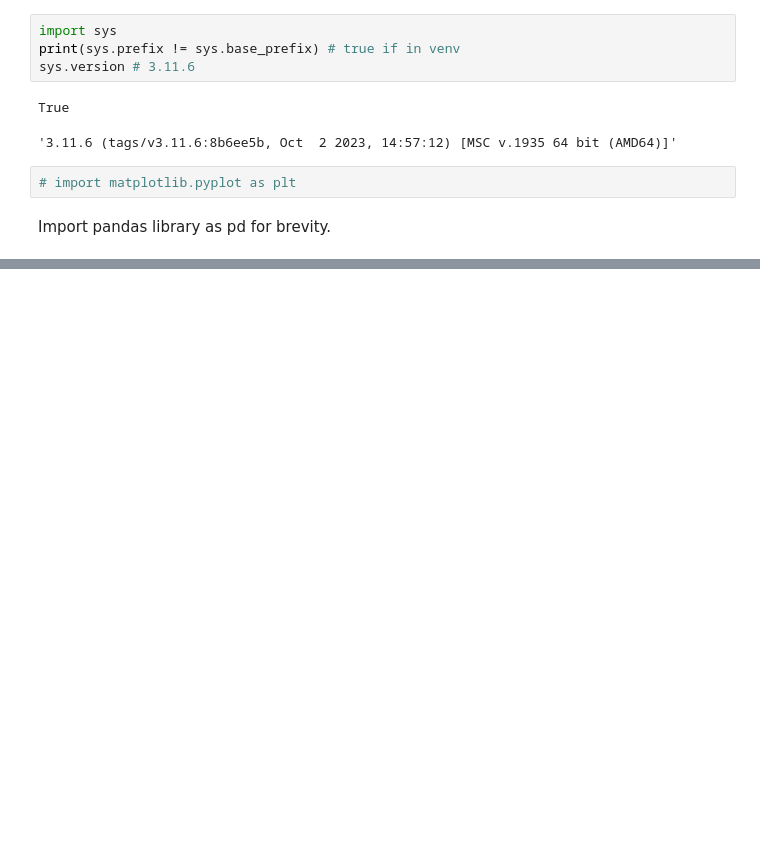
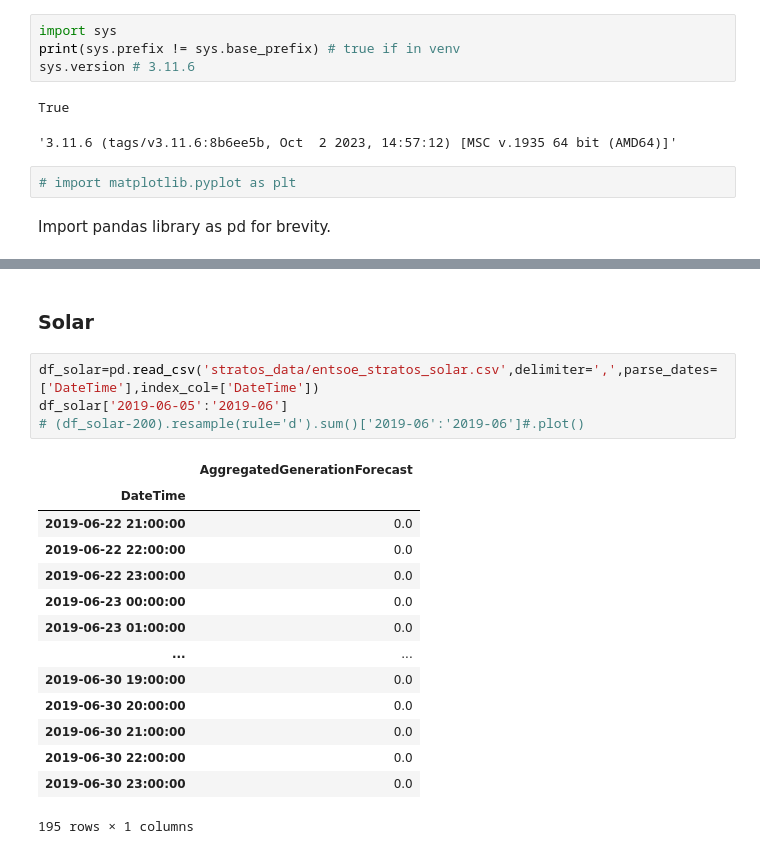
Before and after one commit to stratos1991/diplo24, a Jupyter notebook: ml.ipynb, the cells around one changed output, grey strips where cells are left out. Cells and saved outputs as stored; diff of their text form; blank space fills up the shorter version.

```diff
--- a/ml.ipynb
+++ b/ml.ipynb
@@ -47,0 +85,21 @@ missingHours=helpers.missing_hourly_values(df=dfGas0)
+# %% [markdown]
+### Solar
+# %%
+df_solar=pd.read_csv('stratos_data/entsoe_stratos_solar.csv',delimiter=',',parse_dates=['DateTime'],index_col=['DateTime'])
+df_solar['2019-06-05':'2019-06']
+# (df_solar-200).resample(rule='d').sum()['2019-06':'2019-06']#.plot()
+# %% [output]
+|  | AggregatedGenerationForecast |
+| DateTime |  |
+| 2019-06-22 21:00:00 | 0.0 |
+| 2019-06-22 22:00:00 | 0.0 |
+| 2019-06-22 23:00:00 | 0.0 |
+| 2019-06-23 00:00:00 | 0.0 |
+| 2019-06-23 01:00:00 | 0.0 |
+| ... | ... |
+| 2019-06-30 19:00:00 | 0.0 |
+| 2019-06-30 20:00:00 | 0.0 |
+| 2019-06-30 21:00:00 | 0.0 |
+| 2019-06-30 22:00:00 | 0.0 |
+| 2019-06-30 23:00:00 | 0.0 |
+195 rows × 1 columns
```
Also changed, not shown: parts of 14 cells of this notebook, 2 other files.
